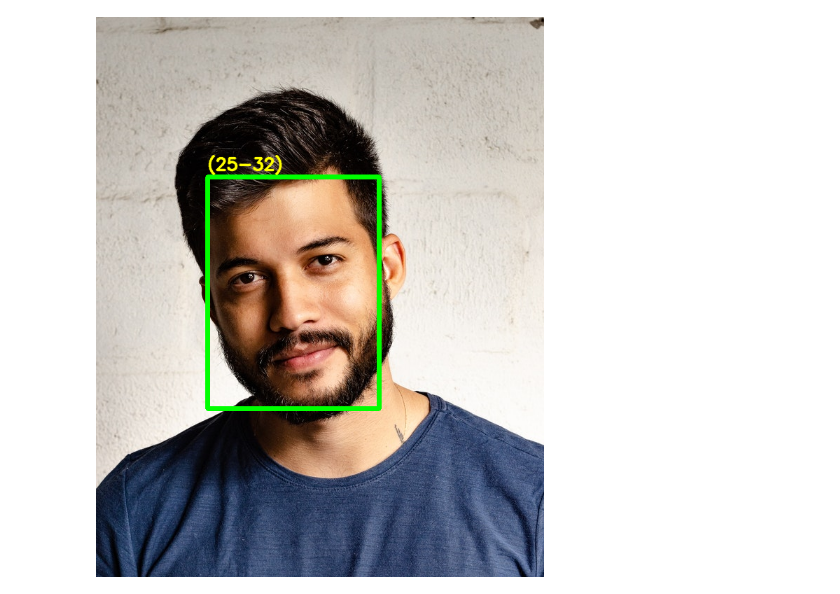
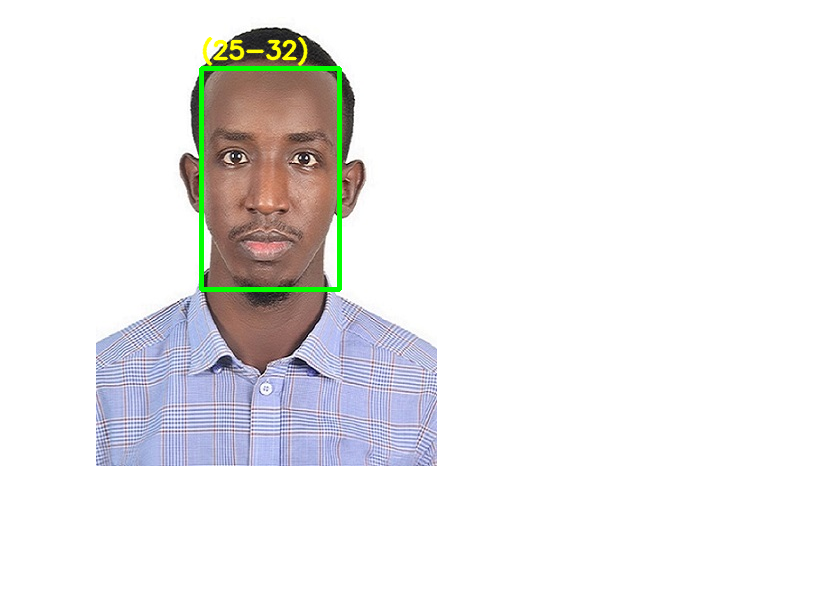
Before and after one commit to mashka21/age_detection, a Jupyter notebook: age_detection.ipynb, the cells around one changed output. Cells and saved outputs as stored; diff of their text form; code cells hidden in the pictures; blank space fills up the shorter version.

```diff
--- a/age_detection.ipynb
+++ b/age_detection.ipynb
@@ -79,8 +83,8 @@ def age_gender_detector(frame):
         cv.putText(frameFace, label, (bbox[0], bbox[1]-10), cv.FONT_HERSHEY_SIMPLEX, 0.8, (0, 255, 255), 2, cv.LINE_AA)
     return frameFace
 # %%
-input = cv.imread("image.jpg")
+input = cv.imread("fitah.jpg")
 output = age_gender_detector(input)
 cv2_imshow(output)
 # %% [output]
-[figure, old version]
+[figure, new version]
```
Also changed, not shown: parts of 3 cells of this notebook.
